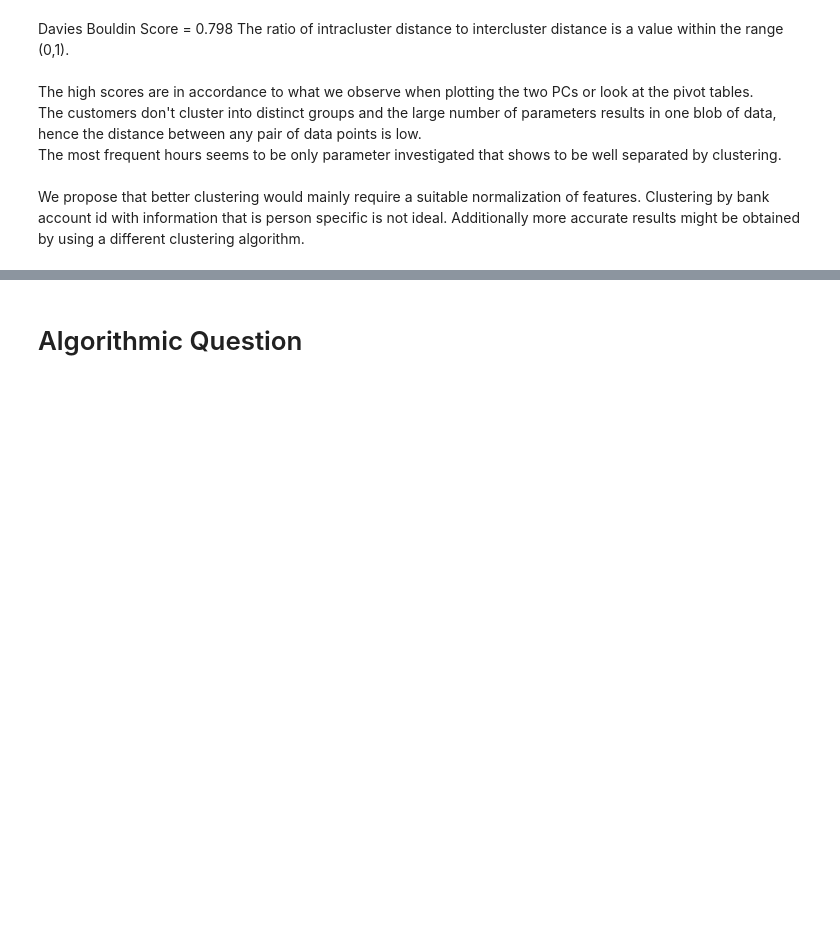
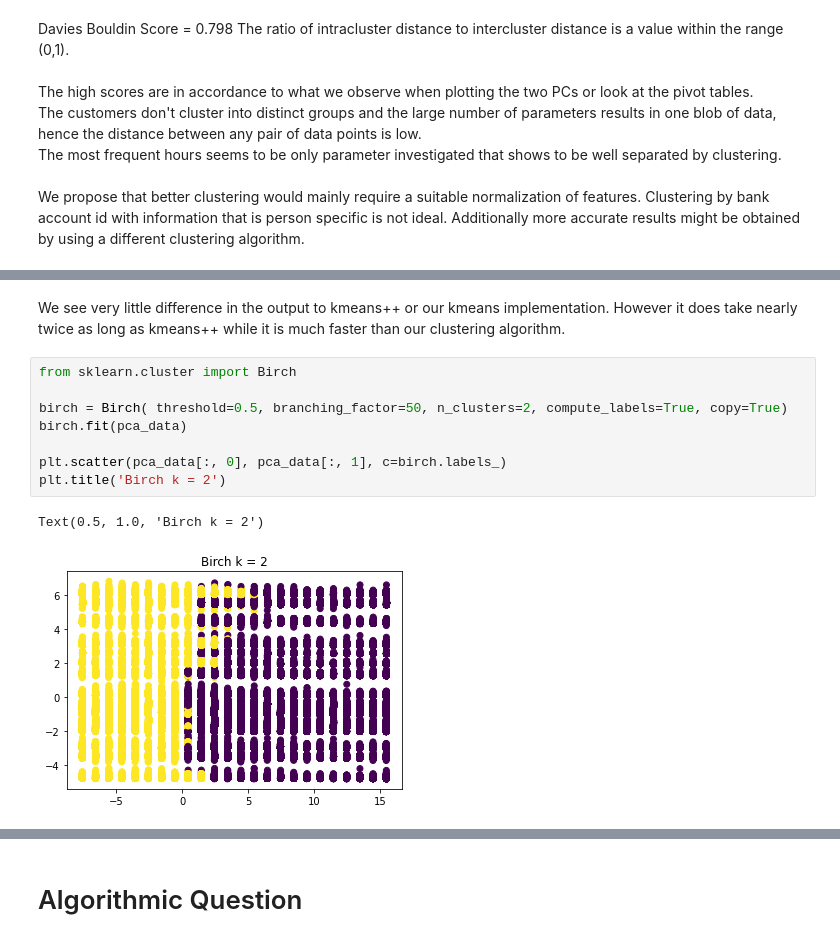
Before and after one commit to MRampo/ADM-HW4, a Jupyter notebook: main.ipynb, the cells around one changed output, grey strips where cells are left out. Drawn from its saved outputs; the diff is of its cells as text; blank space fills up the shorter version.

```diff
--- a/main.ipynb
+++ b/main.ipynb
@@ -1427,0 +1428,13 @@ We propose that better clustering would mainly require a suitable normalization
+# %% [markdown]
+We see very little difference in the output to kmeans++ or our kmeans implementation. However it does take nearly twice as long as kmeans++ while it is much faster than our clustering algorithm.
+# %%
+from sklearn.cluster import Birch
+
+birch = Birch( threshold=0.5, branching_factor=50, n_clusters=2, compute_labels=True, copy=True)
+birch.fit(pca_data)
+
+plt.scatter(pca_data[:, 0], pca_data[:, 1], c=birch.labels_)
+plt.title('Birch k = 2')
+# %% [output]
+Text(0.5, 1.0, 'Birch k = 2')
+[figure, added]
```
Also changed, not shown: parts of 11 cells of this notebook.
